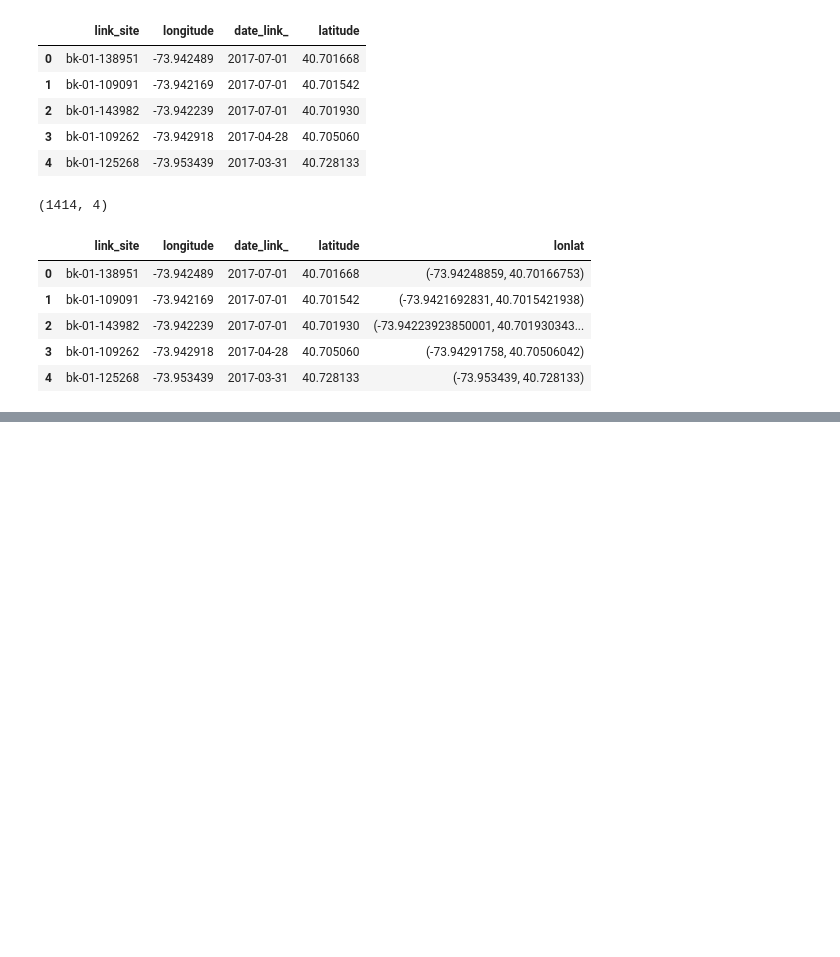
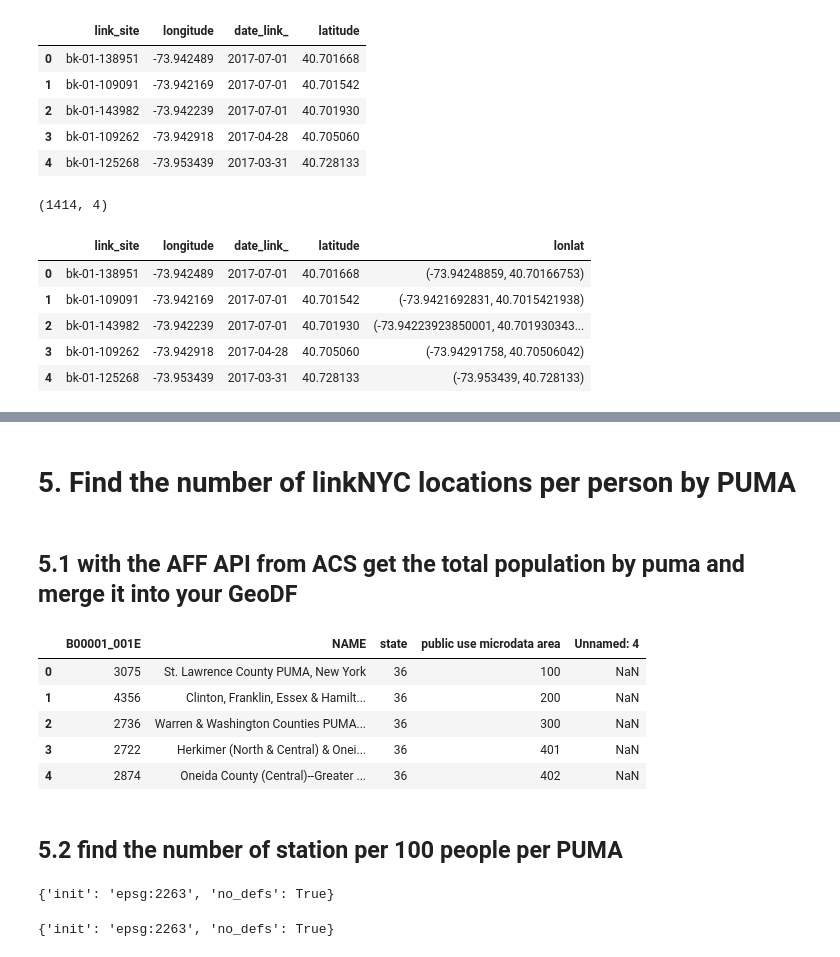
Before and after one commit to anaelisa24/PUI2018_amm1209, a Jupyter notebook: HW7_amm1209/HW7_amm1209.ipynb, the cells around one changed output, grey strips where cells are left out. Saved outputs shown, nothing was run; the diff lists cells and outputs as text; code cells hidden in the pictures; blank space fills up the shorter version.

```diff
--- a/HW7_amm1209/HW7_amm1209.ipynb
+++ b/HW7_amm1209/HW7_amm1209.ipynb
@@ -301,0 +319,22 @@ NYClocations.head()
+# %% [markdown]
+# 5. Find the number of linkNYC locations per person by PUMA
+# %% [markdown]
+## 5.1 with the AFF API from ACS get the total population by puma and merge it into your GeoDF
+# %%
+keyPop = 'B00001_001E'
+
+url = "https://api.census.gov/data/2016/acs/acs1?get=" + keyPop +\
+",NAME&for=public%20use%20microdata%20area:*&in=state:36&key=" + myAPI
+resp = requests.request('GET', url).content
+pumaPop = pd.read_csv(io.StringIO(resp.decode('utf-8').replace('[','').replace(']','')))
+
+pumaPop.head()
+# %% [output]
+|  | B00001_001E | NAME | state | public use microdata area | Unnamed: 4 |
+| 0 | 3075 | St. Lawrence County PUMA, New York | 36 | 100 | NaN |
+| 1 | 4356 | Clinton, Franklin, Essex & Hamilt... | 36 | 200 | NaN |
+| 2 | 2736 | Warren & Washington Counties PUMA... | 36 | 300 | NaN |
+| 3 | 2722 | Herkimer (North & Central) & Onei... | 36 | 401 | NaN |
+| 4 | 2874 | Oneida County (Central)--Greater ... | 36 | 402 | NaN |
+# %% [markdown]
+## 5.2 find the number of station per 100 people per PUMA
@@ -301,0 +343,4 @@ NYClocations.head()
+# %%
+NYClocations.crs
+# %% [output]
+{'init': 'epsg:2263', 'no_defs': True}
@@ -301,0 +349,4 @@ NYClocations.head()
+# %%
+pumashp.crs
+# %% [output]
+{'init': 'epsg:2263', 'no_defs': True}
```
Also changed, not shown: parts of 12 cells of this notebook.
